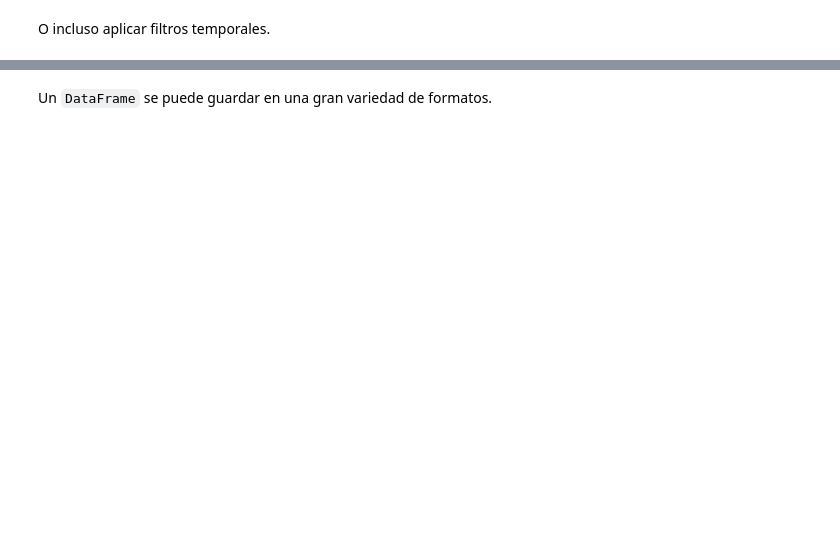
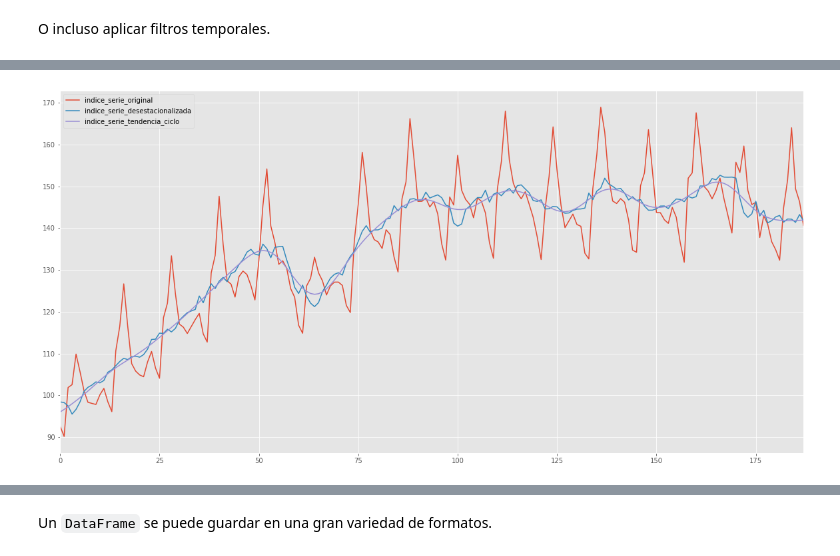
Before and after one commit to datosgobar/analisis-datos-python, a Jupyter notebook: Series-de-Tiempo/series-tiempo.ipynb, the cells around one changed output, grey strips where cells are left out. Cells and saved outputs as stored; diff of their text form; code cells hidden in the pictures; blank space fills up the shorter version.

```diff
--- a/Series-de-Tiempo/series-tiempo.ipynb
+++ b/Series-de-Tiempo/series-tiempo.ipynb
@@ -162,0 +117,4 @@ emae[emae.index > "2018-01-01"]
+# %%
+emae.plot(alpha=1, figsize=(20, 10));
+# %% [output]
+[figure, added]
```
Also changed, not shown: parts of 35 cells of this notebook, 4 other files.
